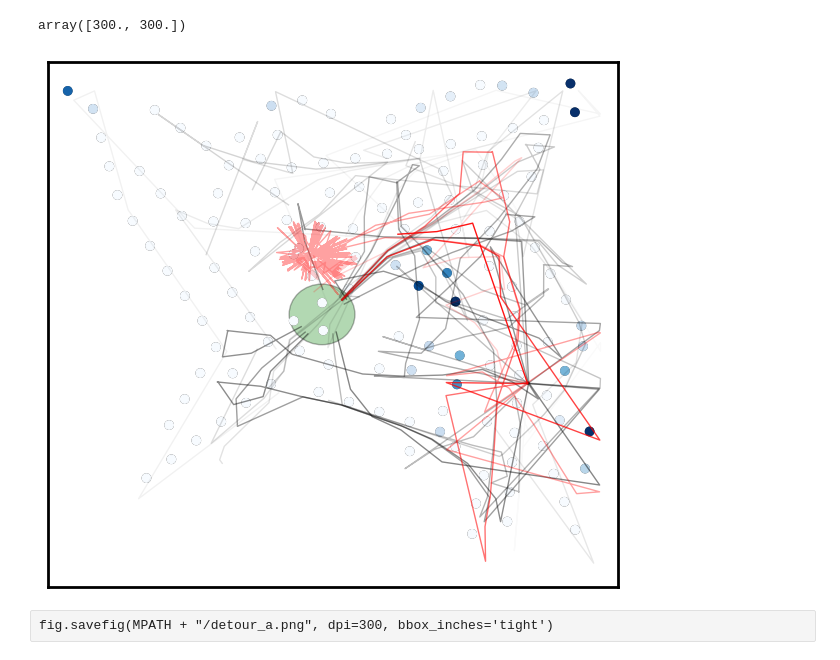
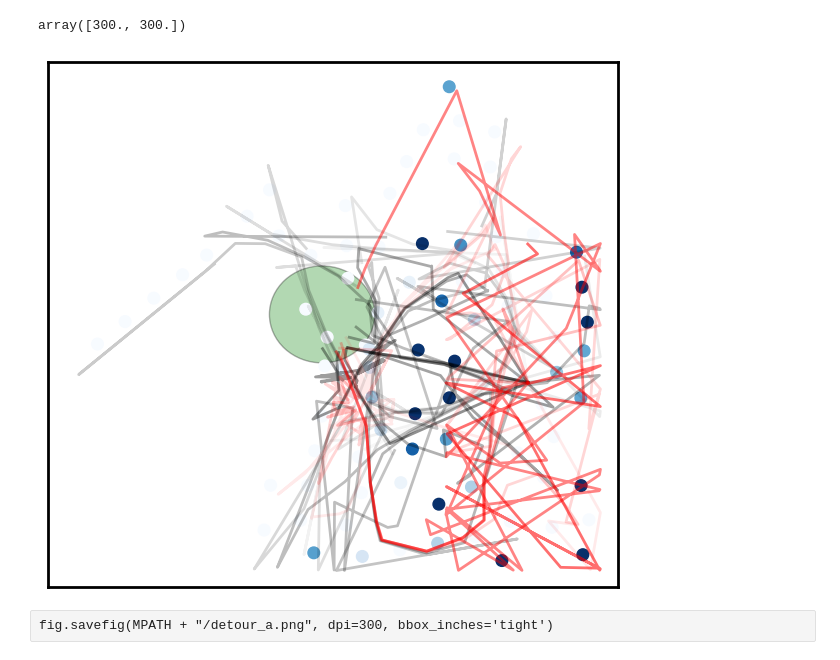
Before and after one commit to iKiru-hub/PCNN, a Jupyter notebook: notebooks/lab_analysis_2.ipynb, the cells around one changed output. Cells and saved outputs as stored; diff of their text form; code cells hidden in the pictures.

```diff
--- a/notebooks/lab_analysis_2.ipynb
+++ b/notebooks/lab_analysis_2.ipynb
@@ -37,5 +37,17 @@ An.DNS | 2025-04-22 19:18:07 |
 # %%
 MPATH = "../media/plots"
+# %%
+#plt.style.use('science')  # Requires matplotlib-style package
+plt.rcParams.update({
+    'font.family': 'serif',
+    'font.serif': ['Times', 'Computer Modern Roman'],
+    'text.usetex': True,
+    'axes.labelsize': 10,
+    'font.size': 10,
+    'legend.fontsize': 8,
+    'xtick.labelsize': 8,
+    'ytick.labelsize': 8
+})
 # %% [markdown]
 #### settings
 # %%
@@ -46,7 +58,7 @@ reward_settings = {
     "rw_fetching": "probabilistic",
     "rw_value": "discrete",
     "rw_position": np.array([0.5, 0.3]) * GAME_SCALE,
-    "rw_radius": 0.05 * GAME_SCALE,
+    "rw_radius": 0.08 * GAME_SCALE,
     "rw_sigma": 0.8,# * GAME_SCALE,
     "rw_bounds": np.array([0.23, 0.77,
                            0.23, 0.77]) * GAME_SCALE,
@@ -88,10 +100,10 @@ global_parameters = {
 }
 
 parameters = {
-        "gain": 30.0,
+        "gain": 25.0,
         "offset": 1.05,
         "threshold": 0.3,
-        "rep_threshold": 0.95,
+        "rep_threshold": 0.9,
         "rec_threshold": 63,
         "tau_trace": 20,
         "remap_tag_frequency": 1,
@@ -118,7 +130,7 @@ parameters = {
         "col_field_mod": 2.6,
 
         "action_delay": 120.0,
-        "edge_route_interval": 5000,
+        "edge_route_interval": 10,
         "forced_duration": 19,
         "min_weight_value": 0.2
 }
@@ -127,8 +139,8 @@ parameters = {
 # %%
 
 """ settings """
-duration = 35_000
-t_room_change = 20_000
+duration = 40_000
+t_room_change = 25_000
 reward_settings["silent_duration"] = 10_000
 
 verbose_min = True
@@ -349,37 +357,37 @@ bnd = brain.get_bnd_weights()
 # %%
 fig, ax = plt.subplots(1, 1, figsize=(6, 6))
 
 # Create axis with thicker borders
 ax = plt.gca()
 for spine in ax.spines.values():
     spine.set_linewidth(2)  # Thicker border lines
 
 circle = Circle(reward_obj.position, reward_obj.radius,
                 edgecolor='black', facecolor='green', alpha=0.3)
 ax.add_patch(circle)
 
-ax.scatter(*np.array(pc).T+np.array([300, 300]).reshape(-1, 1), alpha=0.7, edgecolor='black', facecolor='none')
-ax.scatter(*np.array(pc).T+np.array([300, 300]).reshape(-1, 1), c=bnd, alpha=1., cmap="Blues", vmax=0.5)
+#ax.scatter(*np.array(pc).T+np.array([300, 300]).reshape(-1, 1), alpha=0.9, edgecolor='black', facecolor='none')
+ax.scatter(*np.array(pc).T+np.array([300, 300]).reshape(-1, 1), c=bnd, alpha=1., s=70, cmap="Blues", vmax=0.5)
 
 for i, tr in enumerate(env.trajectory_set[1:env.time_flag]):
     _tr = np.array(tr).T
     _tr[1] = 600 - _tr[1]
-    ax.plot(*_tr, 'k-', lw=1, alpha=(i+1)/(1+2*env.time_flag))
+    ax.plot(*_tr, 'k-', lw=2, alpha=(i+1)/(1+2*env.time_flag))
 
 for i, tr in enumerate(env.trajectory_set[env.time_flag:]):
     _tr = np.array(tr).T
     _tr[1] = 600 - _tr[1]
-    ax.plot(*_tr, 'r-', lw=1, alpha=(i+1)/(1+0.17*env.time_flag))
+    ax.plot(*_tr, 'r-', lw=2, alpha=(i+1)/(1+0.6*env.time_flag))
 
 ax.set_xlim(50, 570)
 ax.set_ylim(30, 550)
 ax.set_xticks(())
 ax.set_yticks(())
 # Adjust layout
 plt.tight_layout()
 plt.subplots_adjust(top=0.9)
 plt.show()
 # %% [output]
-[figure, old version]
+[figure, new version]
 # %% [raw]
 fig.savefig(MPATH + "/detour_a.png", dpi=300, bbox_inches='tight')
```
Also changed, not shown: parts of 2 cells of this notebook, 10 other files.
